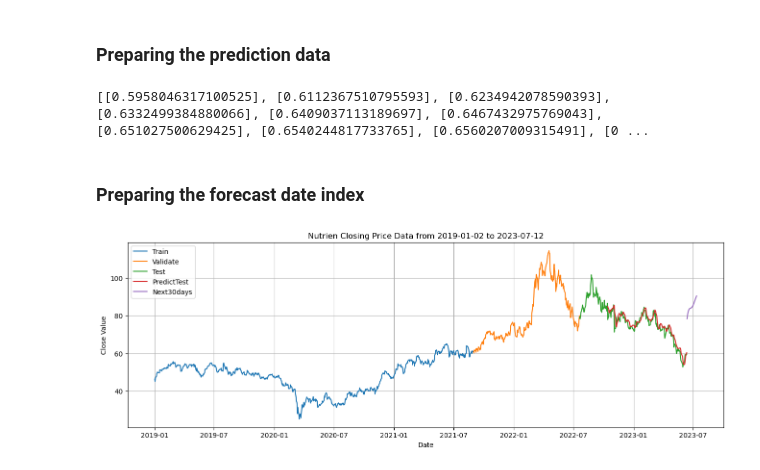
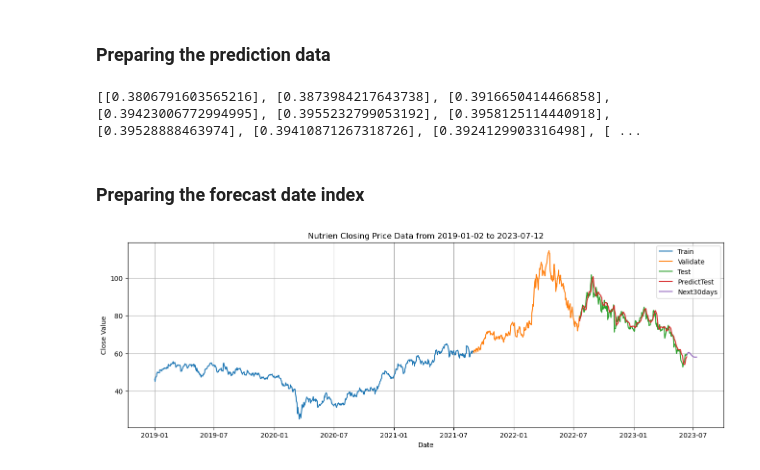
Before and after one commit to mynhungg/IS403.N21.HTTT_Nhom13, a Jupyter notebook: Model/LSTM/6_2_2/Code/LSTM_622_NTR.ipynb, the cells around one changed output. Drawn from its saved outputs; the diff is of its cells as text; code cells hidden in the pictures.

```diff
--- a/Model/LSTM/6_2_2/Code/LSTM_622_NTR.ipynb
+++ b/Model/LSTM/6_2_2/Code/LSTM_622_NTR.ipynb
@@ -73,11 +73,16 @@ def create_dataset(dataset, time_step=1):
 		dataY.append(dataset[i + time_step, 0])
 	return np.array(dataX), np.array(dataY)
 # %%
-# Reshape into X=t,t+1,t+2..t+60 and Y=t+60
-time_step = 60
+# Reshape into X=t,t+1,t+2..t+100 and Y=t+100
+time_step = 100
+
+# Get lost data for test
+val_last_windowsize = val_data[-time_step:]
+test_data_extended = np.concatenate((val_last_windowsize, test_data), axis=0)
+
 X_train, y_train = create_dataset(train_data, time_step)
 X_val, yval = create_dataset(val_data, time_step)
-X_test, ytest = create_dataset(test_data, time_step)
+X_test, ytest = create_dataset(test_data_extended, time_step)
 # %%
 # Tạo input cho dữ liệu đầu vào LSTM
 X_train = X_train.reshape(X_train.shape[0], X_train.shape[1] , 1)
@@ -89,10 +94,10 @@ X_test = X_test.reshape(X_test.shape[0], X_test.shape[1] , 1)
 # Define model
     # Pack the sequence of the inner layers
 model = Sequential()
-    # LSTM with 128 units
-model.add(LSTM(128, return_sequences=True, input_shape = (60, 1)))
-    # LSTM with 64 units
-model.add(LSTM(64, return_sequences=False, input_shape = (60, 1)))
+    # LSTM with 64 units with reture_sequences = true => preidct along to the series
+model.add(LSTM(64, return_sequences=True, input_shape = (time_step, 1)))
+    # LSTM with 64 units with reture_sequences = false => get the last predict
+model.add(LSTM(64, return_sequences=False, input_shape = (time_step, 1)))
     # Dropout: Avoid remembering too much information => disable part of the previous data
 model.add(Dropout(0.2))
     # 1 Dense layer (dense): 1 unit provides predictive value, using activiation function: relu
@@ -152,7 +157,7 @@ Testing MSLE:  0.000390098761504321
 # %% [markdown]
 ### Preparing the prediction data
 # %%
-x_input = val_data[5:].reshape(1,-1)
+x_input = test_data[5:].reshape(1,-1)
 temp_input = list(x_input)
 temp_input = temp_input[0].tolist()
 
@@ -186,7 +191,7 @@ while(i < 30):
 # Print predict next 30 days
 print(prediction_next30_days)
 # %% [output]
-[[0.5958046317100525], [0.6112367510795593], [0.6234942078590393], [0.6332499384880066], [0.6409037113189697], [0.6467432975769043], [0.651027500629425], [0.6540244817733765], [0.6560207009315491], [0 ...
+[[0.3806791603565216], [0.3873984217643738], [0.3916650414466858], [0.39423006772994995], [0.3955232799053192], [0.3958125114440918], [0.39528888463974], [0.39410871267318726], [0.3924129903316498], [ ...
 # %% [markdown]
 ### Preparing the forecast date index
 # %%
@@ -210,22 +215,22 @@ val_data = scaler.inverse_transform(val_data)
 # %%
 plt.figure(figsize=(16,5))
 
 plt.plot(stock_ntr.index[:train_size], train_data)
 
 plt.plot(stock_ntr.index[train_size:train_size + val_size],val_data)
 
-plt.plot(stock_ntr.index[train_size + val_size: train_size + test_size + val_size], test_data)
+plt.plot(stock_ntr.index[train_size + val_size: ], test_data)
 
-plt.plot(stock_ntr.index[train_size + val_size + time_step: train_size + test_size + val_size],(y_pred))
+plt.plot(stock_ntr.index[train_size + val_size: ],(y_pred))
 
 plt.plot(future_dates, prediction_next30_days)
 
 plt.xlabel('Date')
 plt.ylabel('Close Value')
 plt.title('Nutrien Closing Price Data from 2019-01-02 to 2023-07-12')
 plt.legend(['Train','Validate','Test','PredictTest','Next30days'])
 plt.grid()
 plt.savefig('../Image/LSTM_622_NTR.png')
 plt.show()
 # %% [output]
-[figure, old version]
+[figure, new version]
```
Also changed, not shown: parts of 3 cells of this notebook, 8 other files.
